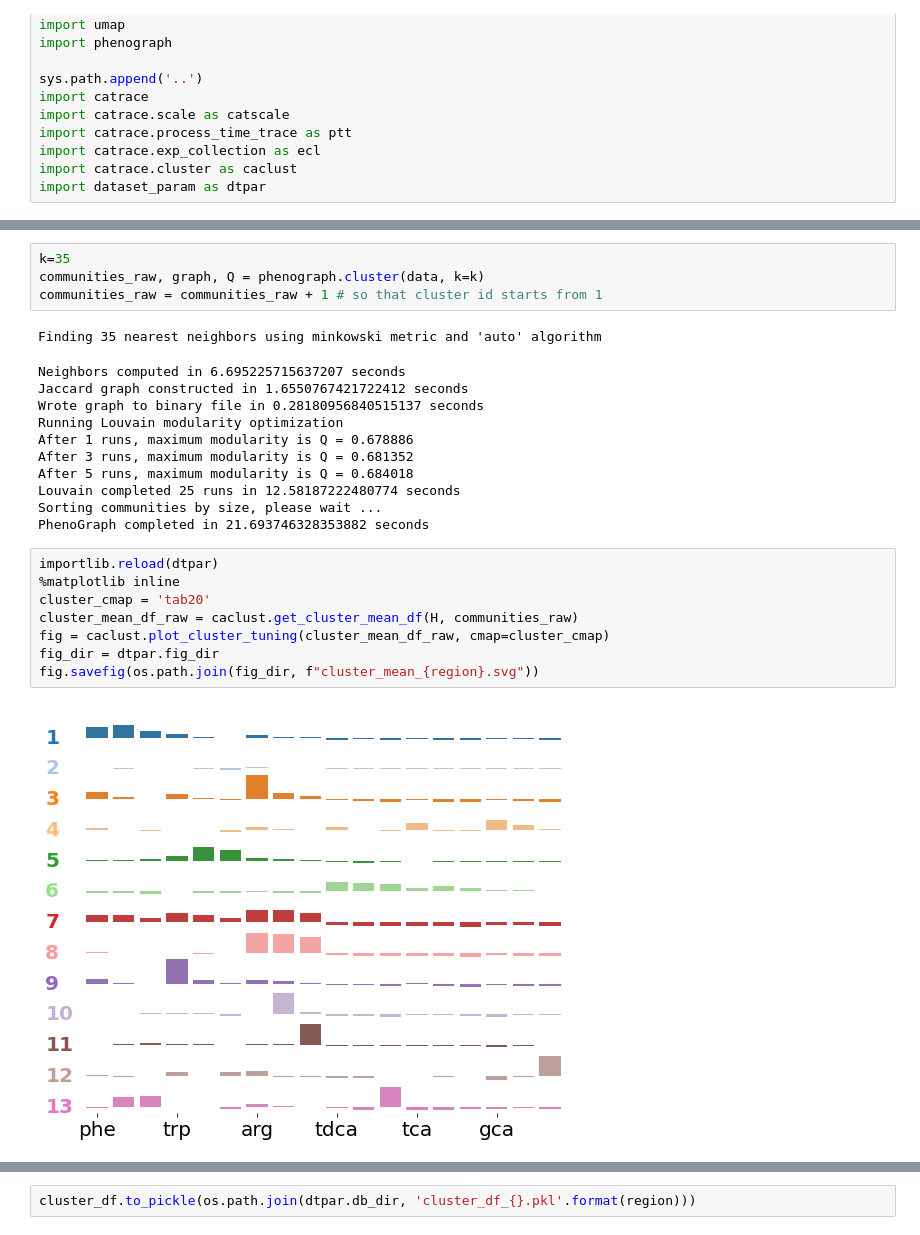
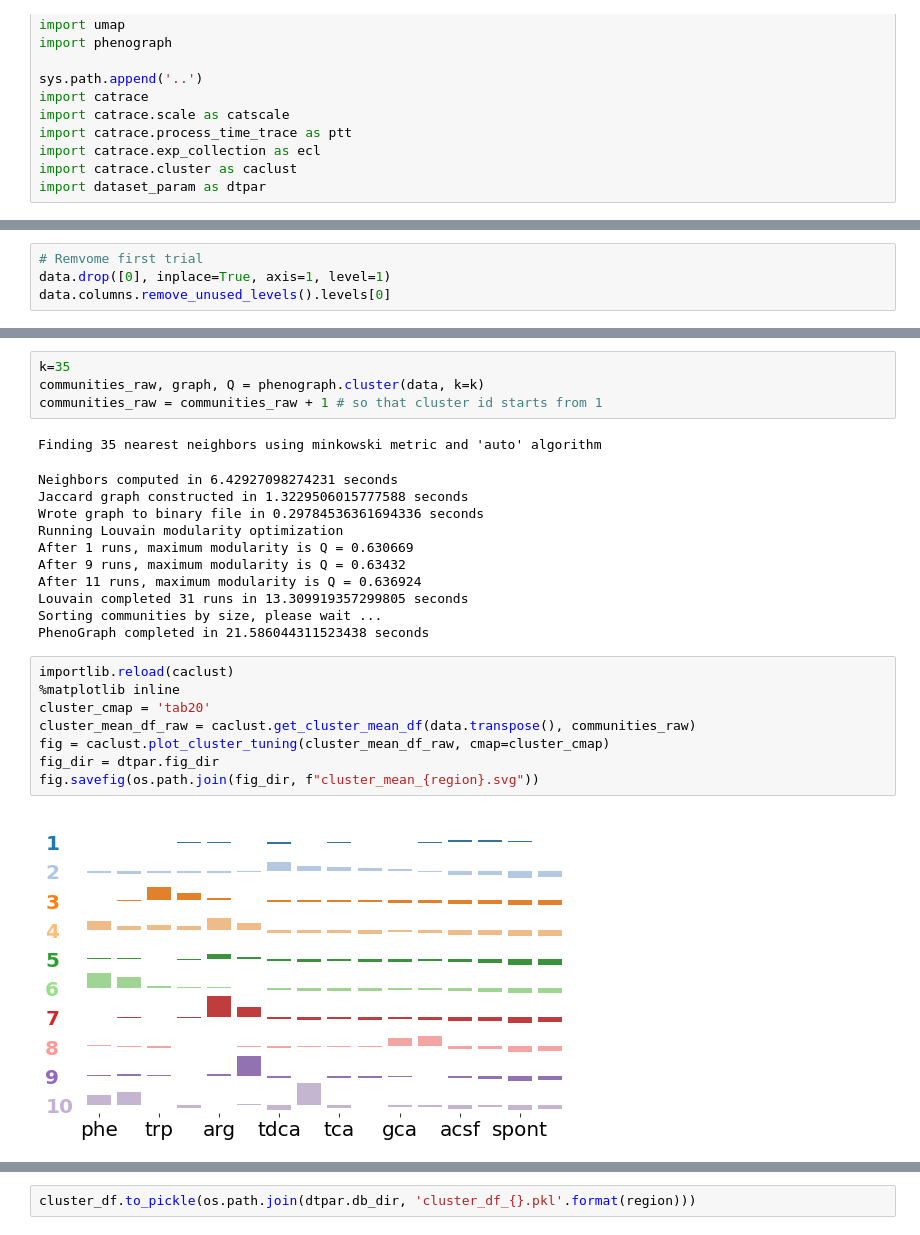
Before and after one commit to aloejhb/catrace, a Jupyter notebook: notebooks/tuning_curve_Dp.ipynb, the cells around one changed output, grey strips where cells are left out. Saved outputs shown, nothing was run; the diff lists cells and outputs as text.

Commit message:
Compute cluster count (wip)

```diff
--- a/notebooks/tuning_curve_Dp.ipynb
+++ b/notebooks/tuning_curve_Dp.ipynb
@@ -75,0 +70,4 @@ all_response
+# %%
+# Remvome first trial
+data.drop([0], inplace=True, axis=1, level=1)
+data.columns.remove_unused_levels().levels[0]
@@ -79,26 +97,26 @@ communities_raw, graph, Q = phenograph.cluster(data, k=k)
 communities_raw = communities_raw + 1 # so that cluster id starts from 1
 # %% [output]
 Finding 35 nearest neighbors using minkowski metric and 'auto' algorithm
-Neighbors computed in 6.695225715637207 seconds
-Jaccard graph constructed in 1.6550767421722412 seconds
-Wrote graph to binary file in 0.28180956840515137 seconds
+Neighbors computed in 6.42927098274231 seconds
+Jaccard graph constructed in 1.3229506015777588 seconds
+Wrote graph to binary file in 0.29784536361694336 seconds
 Running Louvain modularity optimization
-After 1 runs, maximum modularity is Q = 0.678886
-After 3 runs, maximum modularity is Q = 0.681352
-After 5 runs, maximum modularity is Q = 0.684018
-Louvain completed 25 runs in 12.58187222480774 seconds
+After 1 runs, maximum modularity is Q = 0.630669
+After 9 runs, maximum modularity is Q = 0.63432
+After 11 runs, maximum modularity is Q = 0.636924
+Louvain completed 31 runs in 13.309919357299805 seconds
 Sorting communities by size, please wait ...
-PhenoGraph completed in 21.693746328353882 seconds
+PhenoGraph completed in 21.586044311523438 seconds
 # %%
-importlib.reload(dtpar)
+importlib.reload(caclust)
 %matplotlib inline
 cluster_cmap = 'tab20'
-cluster_mean_df_raw = caclust.get_cluster_mean_df(H, communities_raw)
+cluster_mean_df_raw = caclust.get_cluster_mean_df(data.transpose(), communities_raw)
 fig = caclust.plot_cluster_tuning(cluster_mean_df_raw, cmap=cluster_cmap)
 fig_dir = dtpar.fig_dir
 fig.savefig(os.path.join(fig_dir, f"cluster_mean_{region}.svg"))
 # %% [output]
-[figure, old version]
+[figure, new version]
 # %%
 importlib.reload(caclust)
 from itertools import combinations
```
Also changed, not shown: parts of 7 cells of this notebook, 5 other files.
